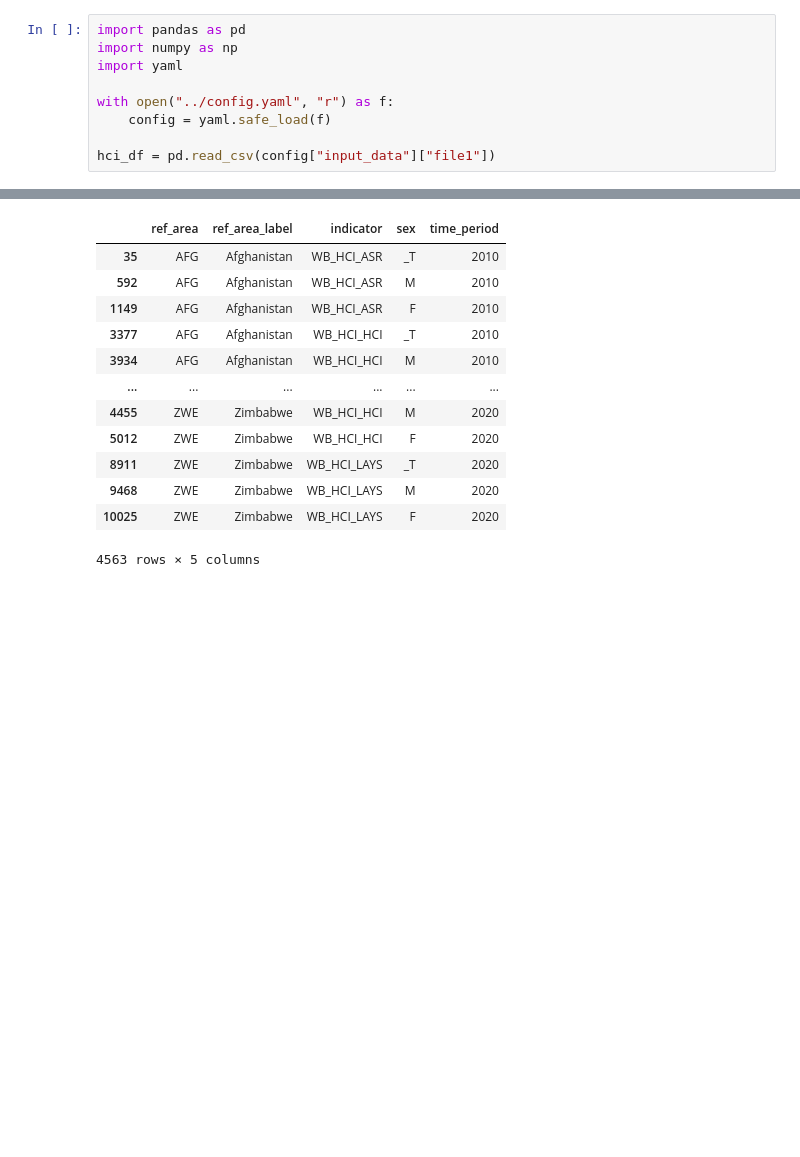
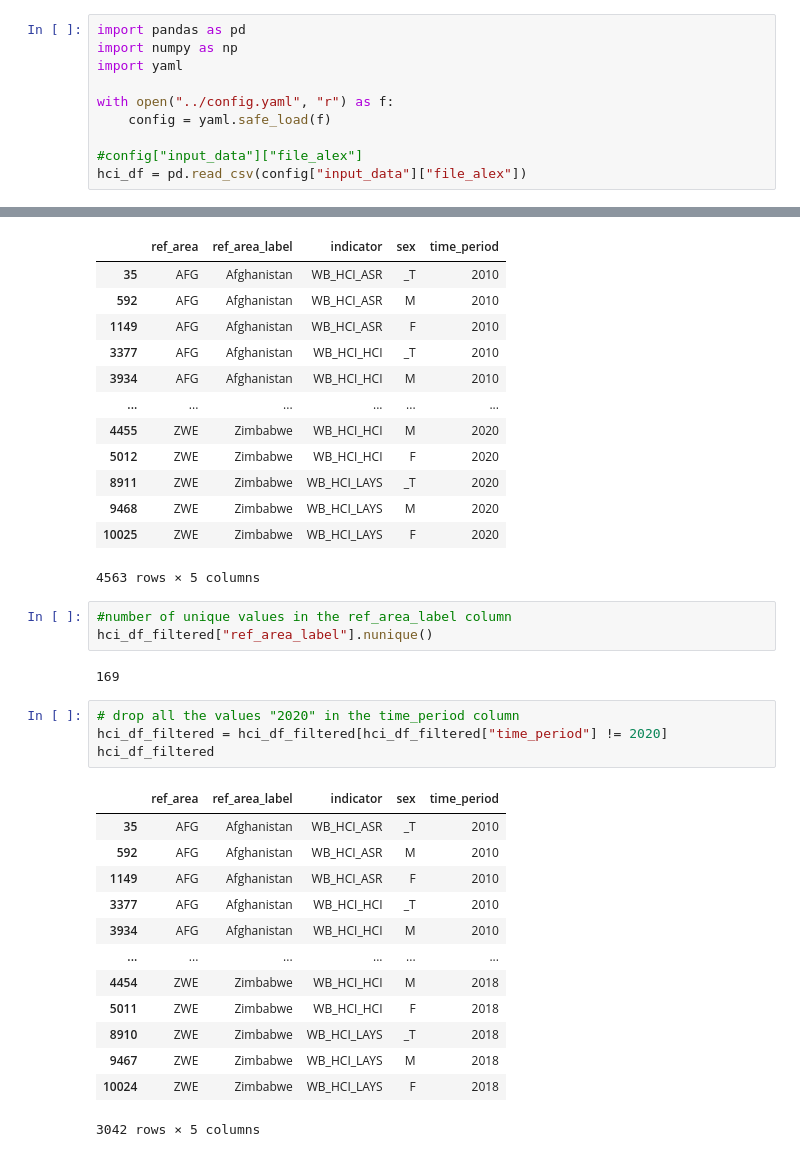
Before and after one commit to rachelv2/first_project, a Jupyter notebook: notebooks/data_cleaning_alex.ipynb, the cells around one changed output, grey strips where cells are left out. Drawn from its saved outputs; the diff is of its cells as text; blank space fills up the shorter version.

```diff
--- a/notebooks/data_cleaning_alex.ipynb
+++ b/notebooks/data_cleaning_alex.ipynb
@@ -6,7 +6,8 @@ import yaml
 with open("../config.yaml", "r") as f:
     config = yaml.safe_load(f)
 
-hci_df = pd.read_csv(config["input_data"]["file1"])
+#config["input_data"]["file_alex"]
+hci_df = pd.read_csv(config["input_data"]["file_alex"])
 # %%
 hci_df.head()
 # %% [output]
@@ -152,3 +153,26 @@ hci_df_filtered
 | 9468 | ZWE | Zimbabwe | WB_HCI_LAYS | M | 2020 |
 | 10025 | ZWE | Zimbabwe | WB_HCI_LAYS | F | 2020 |
 4563 rows × 5 columns
+# %%
+#number of unique values in the ref_area_label column
+hci_df_filtered["ref_area_label"].nunique()
+# %% [output]
+169
+# %%
+# drop all the values "2020" in the time_period column
+hci_df_filtered = hci_df_filtered[hci_df_filtered["time_period"] != 2020]
+hci_df_filtered
+# %% [output]
+|  | ref_area | ref_area_label | indicator | sex | time_period |
+| 35 | AFG | Afghanistan | WB_HCI_ASR | _T | 2010 |
+| 592 | AFG | Afghanistan | WB_HCI_ASR | M | 2010 |
+| 1149 | AFG | Afghanistan | WB_HCI_ASR | F | 2010 |
+| 3377 | AFG | Afghanistan | WB_HCI_HCI | _T | 2010 |
+| 3934 | AFG | Afghanistan | WB_HCI_HCI | M | 2010 |
+| ... | ... | ... | ... | ... | ... |
+| 4454 | ZWE | Zimbabwe | WB_HCI_HCI | M | 2018 |
+| 5011 | ZWE | Zimbabwe | WB_HCI_HCI | F | 2018 |
+| 8910 | ZWE | Zimbabwe | WB_HCI_LAYS | _T | 2018 |
+| 9467 | ZWE | Zimbabwe | WB_HCI_LAYS | M | 2018 |
+| 10024 | ZWE | Zimbabwe | WB_HCI_LAYS | F | 2018 |
+3042 rows × 5 columns
```
Also changed, not shown: 1 other file.
